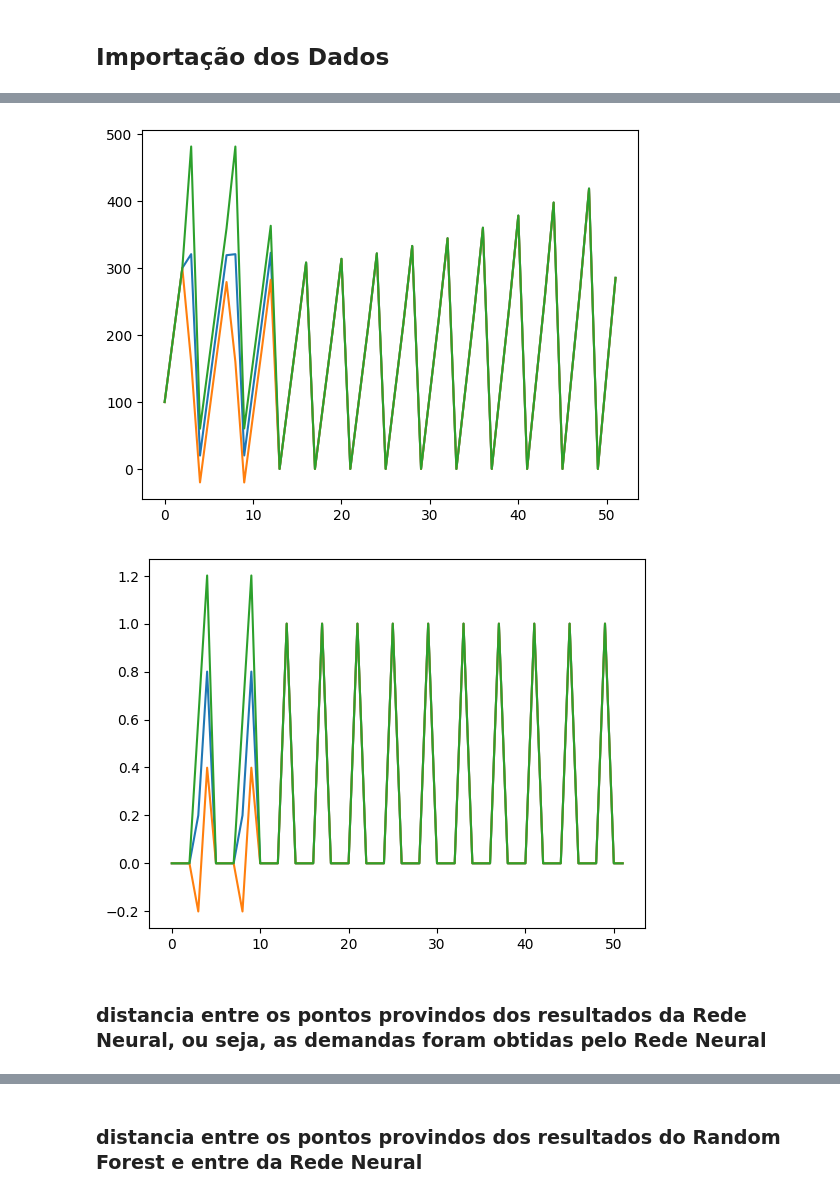
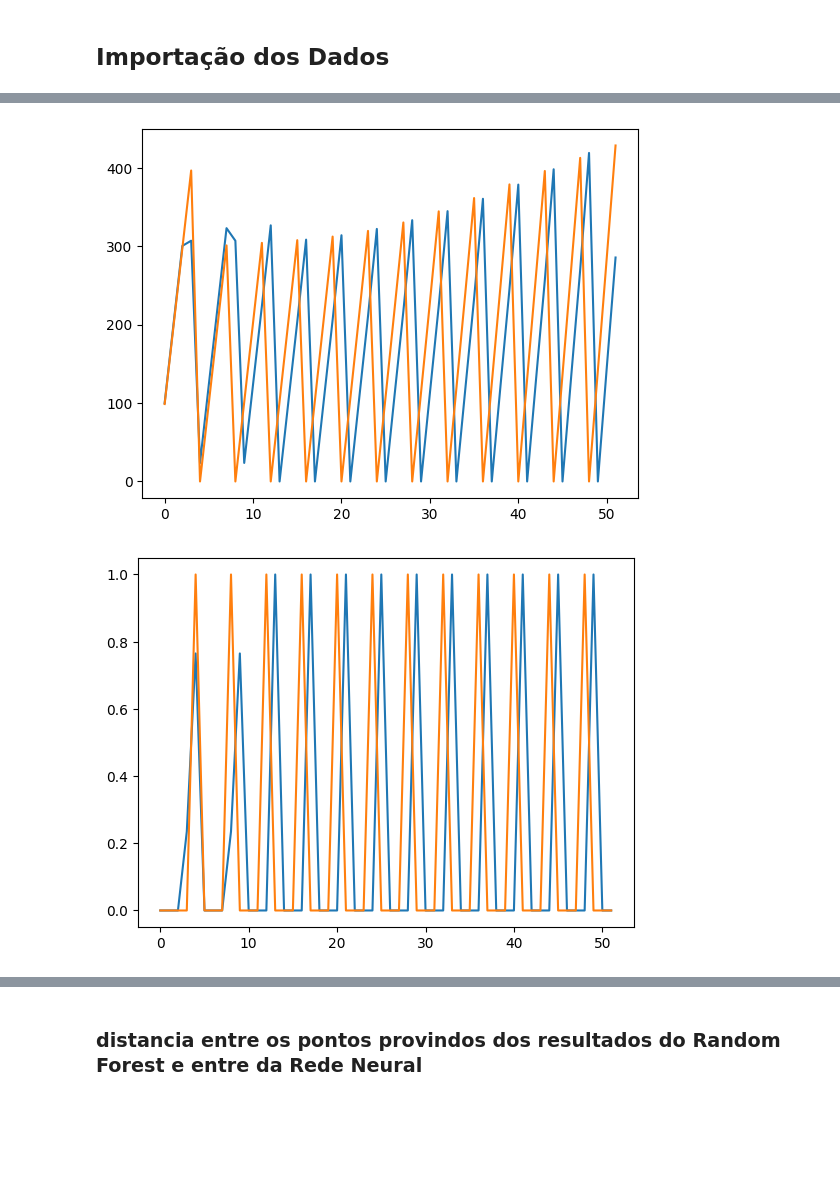
Before and after one commit to MarcioB1999/ML_for_ULS, a Jupyter notebook: UFL_resultados_graficos.ipynb, the cells around one changed output, grey strips where cells are left out. Saved outputs shown, nothing was run; the diff lists cells and outputs as text; code cells hidden in the pictures; blank space fills up the shorter version.

```diff
--- a/UFL_resultados_graficos.ipynb
+++ b/UFL_resultados_graficos.ipynb
@@ -39,8 +39,3 @@ def describe_var(dataframe,var):
         resultado_var[f'{var}{periodo+1}'] = aux
 
     return pd.DataFrame(resultado_var)
-# %%
-def describe_var_grafico(describe_var,var_dataframe):
-    mean_list = np.array(describe_var.iloc[1,:])
-    plt.plot(range(52),mean_list)
-    sns.boxplot(var_dataframe)
@@ -84,0 +42,5 @@ def plot_(resultados_dataframe1,resultados_dataframe2 = False):
+# %%
+def describe_var_grafico(describe1_var,describe2_var):
+
+    plt.plot(range(52),describe1_var.iloc[1,:])
+    plt.plot(range(52),describe2_var.iloc[1,:])
@@ -252,12 +243,12 @@ describe_var_grafico(describe_xr)
 # %%
-describe_sr = describe_var(resultados_dataframe_1,'sr').describe()
-describe_var_grafico(describe_sr)
+describe1_sr = describe_var(resultados_dataframe_1,'sr').describe()
+describe2_sr = describe_var(resultados_dataframe_2,'sr').describe()
+describe_var_grafico(describe1_sr,describe2_sr)
 # %% [output]
-[figure, old version]
+[figure, new version]
 # %%
-describe_yr = describe_var(resultados_dataframe_1,'yr').describe()
-describe_var_grafico(describe_yr)
+describe1_yr = describe_var(resultados_dataframe_1,'yr').describe()
+describe2_yr = describe_var(resultados_dataframe_2,'yr').describe()
+describe_var_grafico(describe1_yr,describe2_yr)
 # %% [output]
-[figure, old version]
+[figure, new version]
-# %% [markdown]
-### distancia entre os pontos provindos dos resultados da Rede Neural, ou seja, as demandas foram obtidas pelo Rede Neural
```
Also changed, not shown: parts of 35 cells of this notebook, 14 other files.
